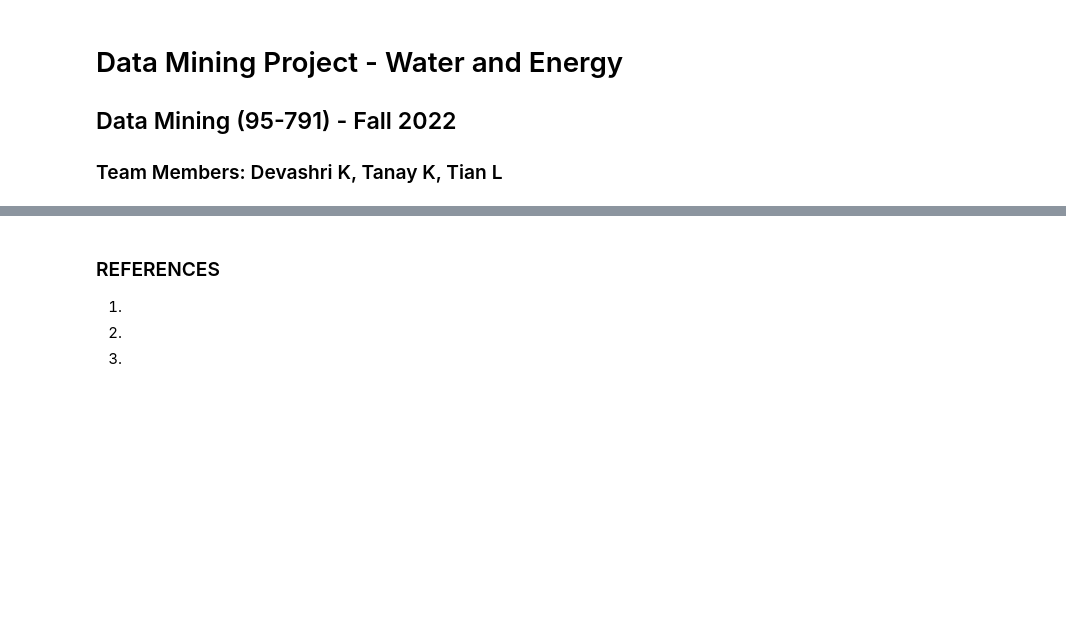
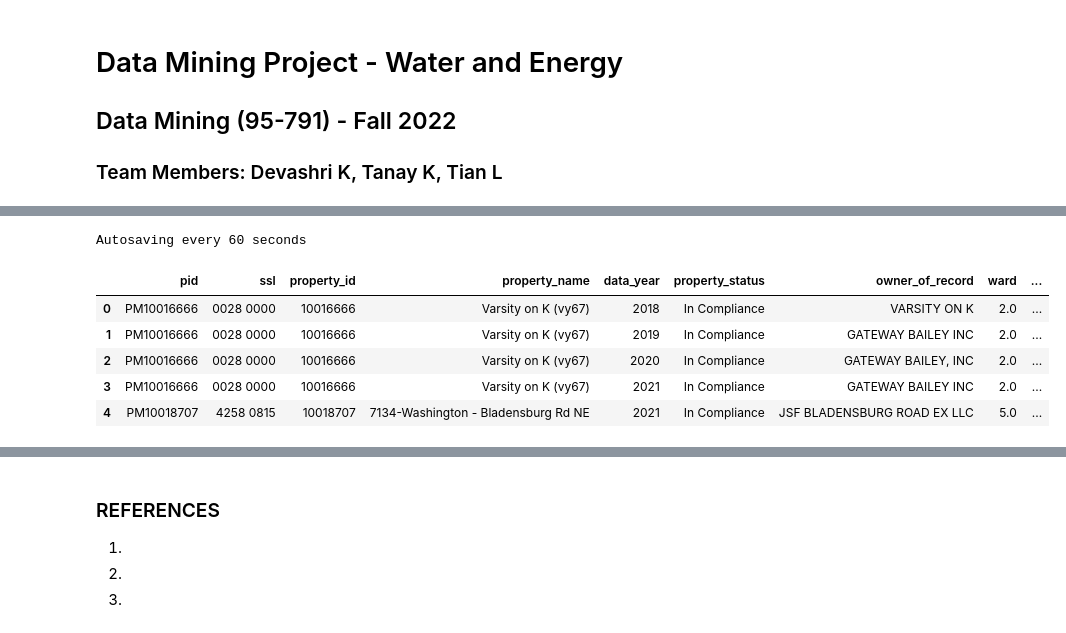
Before and after one commit to tanay-gits/DMiningProject, a Jupyter notebook: DMProject_Water_Energy.ipynb, the cells around one changed output, grey strips where cells are left out. Saved outputs shown, nothing was run; the diff lists cells and outputs as text; code cells hidden in the pictures; blank space fills up the shorter version.

```diff
--- a/DMProject_Water_Energy.ipynb
+++ b/DMProject_Water_Energy.ipynb
@@ -7,6 +79,7 @@ import numpy as np
 import pandas as pd
 import seaborn as sns
 import plotly as px
+#import plotly.graph_objs as go
 from matplotlib import pyplot as plt
 from sklearn.metrics import mean_squared_error
 from sklearn.linear_model import LinearRegression
@@ -18,10 +91,29 @@ from sklearn import metrics
 from sklearn.metrics import r2_score
 import time
 from warnings import simplefilter
-
-
+pd.set_option('display.max_columns', None)
+pd.set_option('display.max_rows', None)
+pd.set_option('display.width', 1000)
+pd.set_option('display.expand_frame_repr', False)
+pd.set_option('display.max_colwidth', -1)
+from sklearn.preprocessing import LabelEncoder
 %matplotlib inline
 plt.style.use('seaborn-white')
-
+%autosave 60
 from warnings import simplefilter
 simplefilter(action='ignore', category=FutureWarning)
+# %% [output]
+Autosaving every 60 seconds
+# %%
+url = 'dc_energy_raw.csv'
+#url = 'https://docs.google.com/spreadsheets/d/1BeAsLIuEpt1Q0SxWE_zvwjZ6rDS0orrYhL3Hf7yI9NU/edit?usp=sharing'
+df_raw = pd.read_csv(url, low_memory = False)
+df_raw.columns
+df_raw.head()
+# %% [output]
+|  | pid | ssl | property_id | property_name | data_year | property_status | owner_of_record | ward | ... |
+| 0 | PM10016666 | 0028 0000 | 10016666 | Varsity on K (vy67) | 2018 | In Compliance | VARSITY ON K | 2.0 | ... |
+| 1 | PM10016666 | 0028 0000 | 10016666 | Varsity on K (vy67) | 2019 | In Compliance | GATEWAY BAILEY INC | 2.0 | ... |
+| 2 | PM10016666 | 0028 0000 | 10016666 | Varsity on K (vy67) | 2020 | In Compliance | GATEWAY BAILEY, INC | 2.0 | ... |
+| 3 | PM10016666 | 0028 0000 | 10016666 | Varsity on K (vy67) | 2021 | In Compliance | GATEWAY BAILEY INC | 2.0 | ... |
+| 4 | PM10018707 | 4258 0815 | 10018707 | 7134-Washington - Bladensburg Rd NE | 2021 | In Compliance | JSF BLADENSBURG ROAD EX LLC | 5.0 | ... |
```
Also changed, not shown: parts of 15 cells of this notebook.
